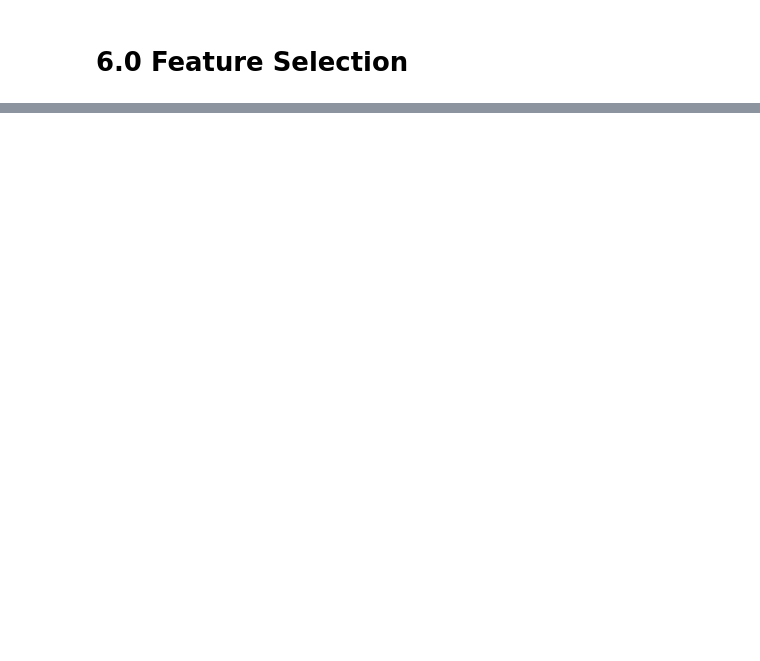
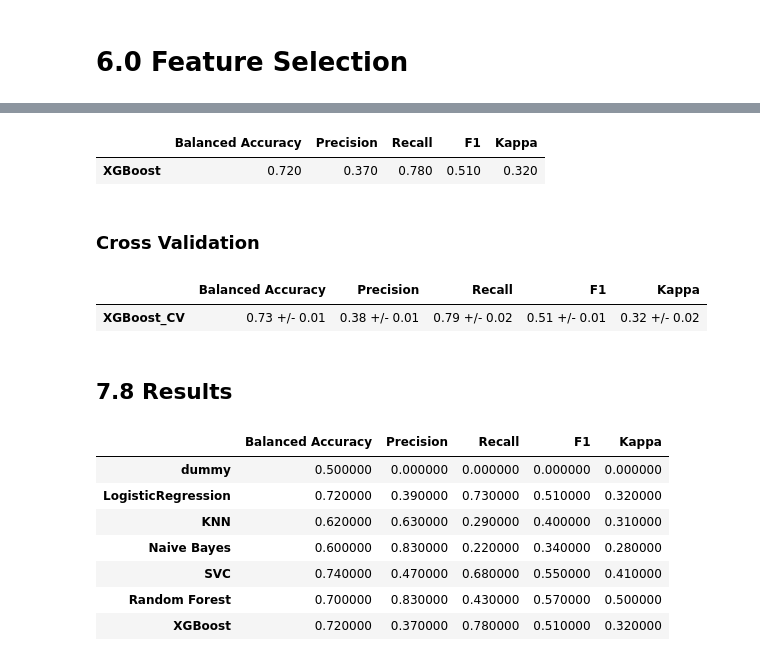
Before and after one commit to Leonardodsch/churn-prediction, a Jupyter notebook: Churn-Prediction.ipynb, the cells around one changed output, grey strips where cells are left out. Saved outputs shown, nothing was run; the diff lists cells and outputs as text; code cells hidden in the pictures; blank space fills up the shorter version.

```diff
--- a/Churn-Prediction.ipynb
+++ b/Churn-Prediction.ipynb
@@ -542,0 +853,4 @@ df6 = df5.copy()
+# %%
+rf = RandomForestClassifier(class_weight='balanced')
+rf.fit(X_train, y_train)
+pred = rf.predict(X_valid)
@@ -542,0 +870,3 @@ df6 = df5.copy()
+# %%
+rf_result = ml_metrics('Random Forest', y_valid, pred)
+rf_result
@@ -542,0 +886,4 @@ df6 = df5.copy()
+# %%
+xgb = XGBClassifier(scale_pos_weight=80, objective='binary:logistic', verbosity=0)
+xgb.fit(X_train, y_train)
+pred = xgb.predict(X_valid)
@@ -542,0 +907,28 @@ df6 = df5.copy()
+# %%
+xgb_result = ml_metrics('XGBoost', y_valid, pred)
+xgb_result
+# %% [output]
+|  | Balanced Accuracy | Precision | Recall | F1 | Kappa |
+| XGBoost | 0.720 | 0.370 | 0.780 | 0.510 | 0.320 |
+# %% [markdown]
+### Cross Validation
+# %%
+xbg_result_cv = ml_results_cv('XGBoost_CV', XGBClassifier(scale_pos_weight=80, objective='binary:logistic', verbosity=0), X_train, y_train)
+xbg_result_cv
+# %% [output]
+|  | Balanced Accuracy | Precision | Recall | F1 | Kappa |
+| XGBoost_CV | 0.73 +/- 0.01 | 0.38 +/- 0.01 | 0.79 +/- 0.02 | 0.51 +/- 0.01 | 0.32 +/- 0.02 |
+# %% [markdown]
+## 7.8 Results
+# %%
+df_results = pd.concat([dummy_result, logistic_regression_result, knn_result, naive_bayes_result, svc_result, rf_result, xgb_result])
+df_results.style.highlight_max(color='lightgreen', axis=0)
+# %% [output]
+|  | Balanced Accuracy | Precision | Recall | F1 | Kappa |
+| dummy | 0.500000 | 0.000000 | 0.000000 | 0.000000 | 0.000000 |
+| LogisticRegression | 0.720000 | 0.390000 | 0.730000 | 0.510000 | 0.320000 |
+| KNN | 0.620000 | 0.630000 | 0.290000 | 0.400000 | 0.310000 |
+| Naive Bayes | 0.600000 | 0.830000 | 0.220000 | 0.340000 | 0.280000 |
+| SVC | 0.740000 | 0.470000 | 0.680000 | 0.550000 | 0.410000 |
+| Random Forest | 0.700000 | 0.830000 | 0.430000 | 0.570000 | 0.500000 |
+| XGBoost | 0.720000 | 0.370000 | 0.780000 | 0.510000 | 0.320000 |
```
Also changed, not shown: parts of 115 cells of this notebook.
